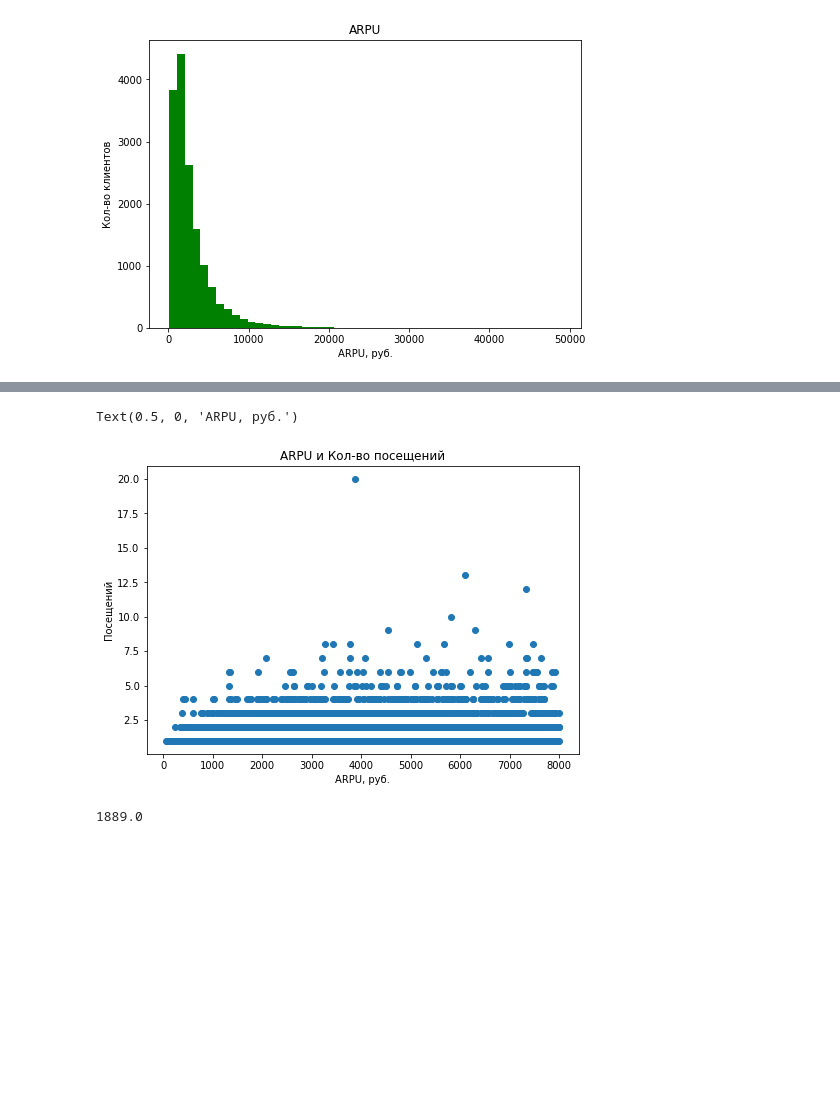
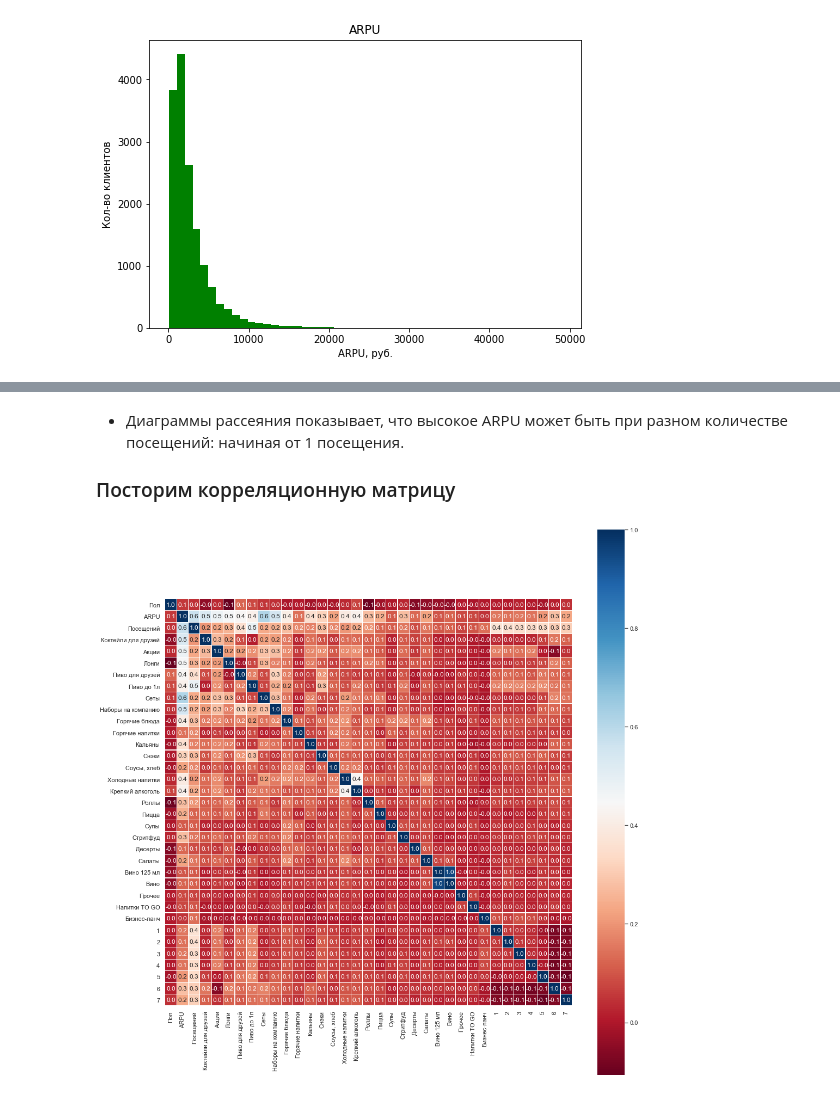
Before and after one commit to Viktoriia2020/Viktoriia, a Jupyter notebook: 1Предобработка.ipynb, the cells around one changed output, grey strips where cells are left out. Saved outputs shown, nothing was run; the diff lists cells and outputs as text; code cells hidden in the pictures; blank space fills up the shorter version.

```diff
--- a/1Предобработка.ipynb
+++ b/1Предобработка.ipynb
@@ -366,14 +448,14 @@ Text(0.5, 0, 'ARPU, руб.')
-# %%
-fig = plt.figure()
-axes = fig.add_axes([0, 0, 1, 1])
-axes.scatter(x=df4['ARPU'], y=df4['Посещений'], marker='o')
-axes.set_title('ARPU и Кол-во посещений')
-axes.set_ylabel('Посещений')
-axes.set_xlabel('ARPU, руб.')
-# %% [output]
-Text(0.5, 0, 'ARPU, руб.')
-[figure, removed]
-# %%
-df3['ARPU'].median()
-# %% [output]
-1889.0
+# %% [markdown]
+* Диаграммы рассеяния показывает, что высокое ARPU может быть при разном количестве посещений: начиная от 1 посещения.
+
+
+### Посторим корреляционную матрицу
+# %%
+sns.set(font_scale=1)
+plt.subplots(figsize=(15, 15))
+sns.heatmap(df3.corr(), square=True,
+            annot=True, fmt=".1f", linewidths=0.1, cmap="RdBu");
+plt.tight_layout()
+plt.savefig('car_corr.png')
+# %% [output]
+[figure, added]
```
Also changed, not shown: parts of 16 cells of this notebook.
